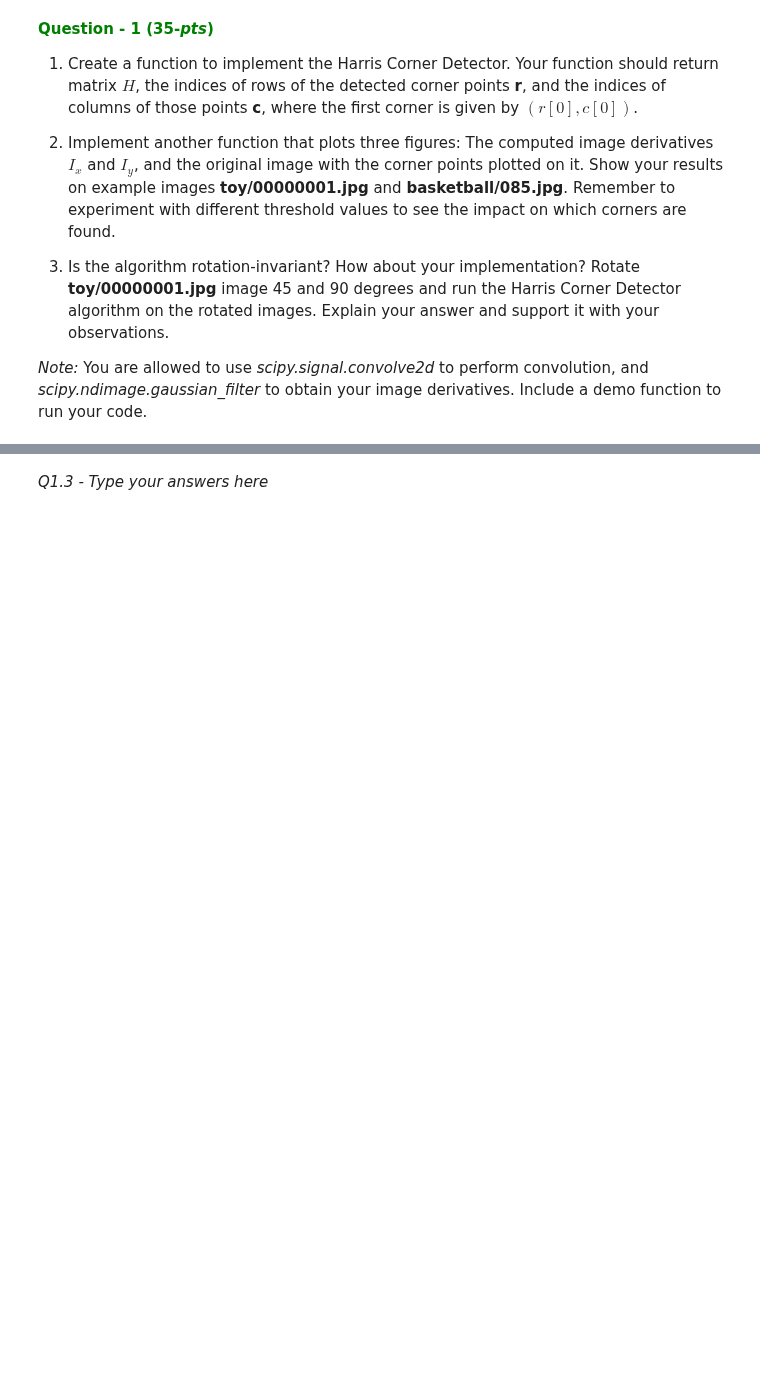
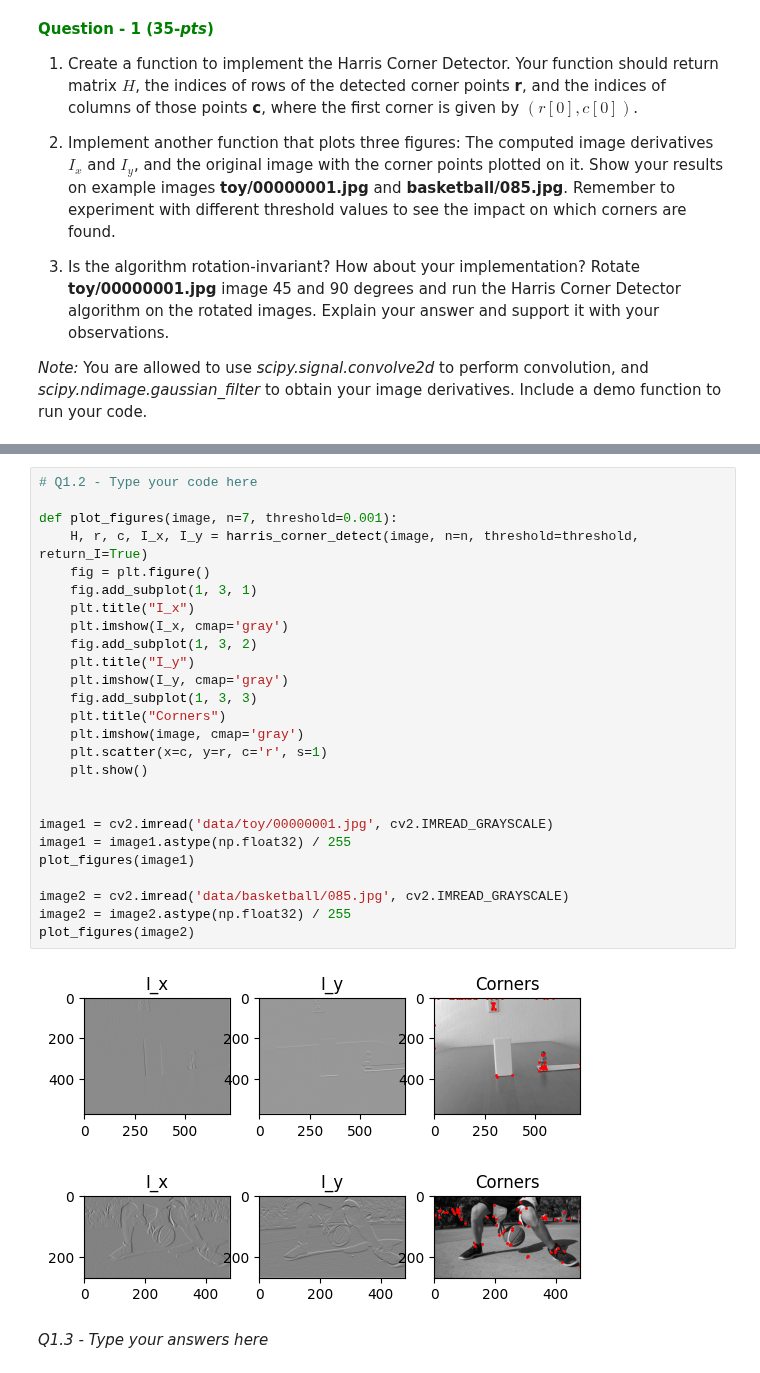
Before and after one commit to kerkeruil/CV1_lab3, a Jupyter notebook: Lab_Assignment3.ipynb, the cells around one changed output, grey strips where cells are left out. Drawn from its saved outputs; the diff is of its cells as text; blank space fills up the shorter version.

```diff
--- a/Lab_Assignment3.ipynb
+++ b/Lab_Assignment3.ipynb
@@ -114,2 +142,31 @@ Include a demo function to run your code.
+# %%
+# Q1.2 - Type your code here
+
+def plot_figures(image, n=7, threshold=0.001):
+    H, r, c, I_x, I_y = harris_corner_detect(image, n=n, threshold=threshold, return_I=True)
+    fig = plt.figure()
+    fig.add_subplot(1, 3, 1)
+    plt.title("I_x")
+    plt.imshow(I_x, cmap='gray')
+    fig.add_subplot(1, 3, 2)
+    plt.title("I_y")
+    plt.imshow(I_y, cmap='gray')
+    fig.add_subplot(1, 3, 3)
+    plt.title("Corners")
+    plt.imshow(image, cmap='gray')
+    plt.scatter(x=c, y=r, c='r', s=1)
+    plt.show()
+
+
+image1 = cv2.imread('data/toy/00000001.jpg', cv2.IMREAD_GRAYSCALE)
+image1 = image1.astype(np.float32) / 255
+plot_figures(image1)
+
+image2 = cv2.imread('data/basketball/085.jpg', cv2.IMREAD_GRAYSCALE)
+image2 = image2.astype(np.float32) / 255
+plot_figures(image2)
+# %% [output]
+[figure, added]
+[figure, added]
 # %% [markdown]
 *Q1.3 - Type your answers here*
```
Also changed, not shown: parts of 10 cells of this notebook.
